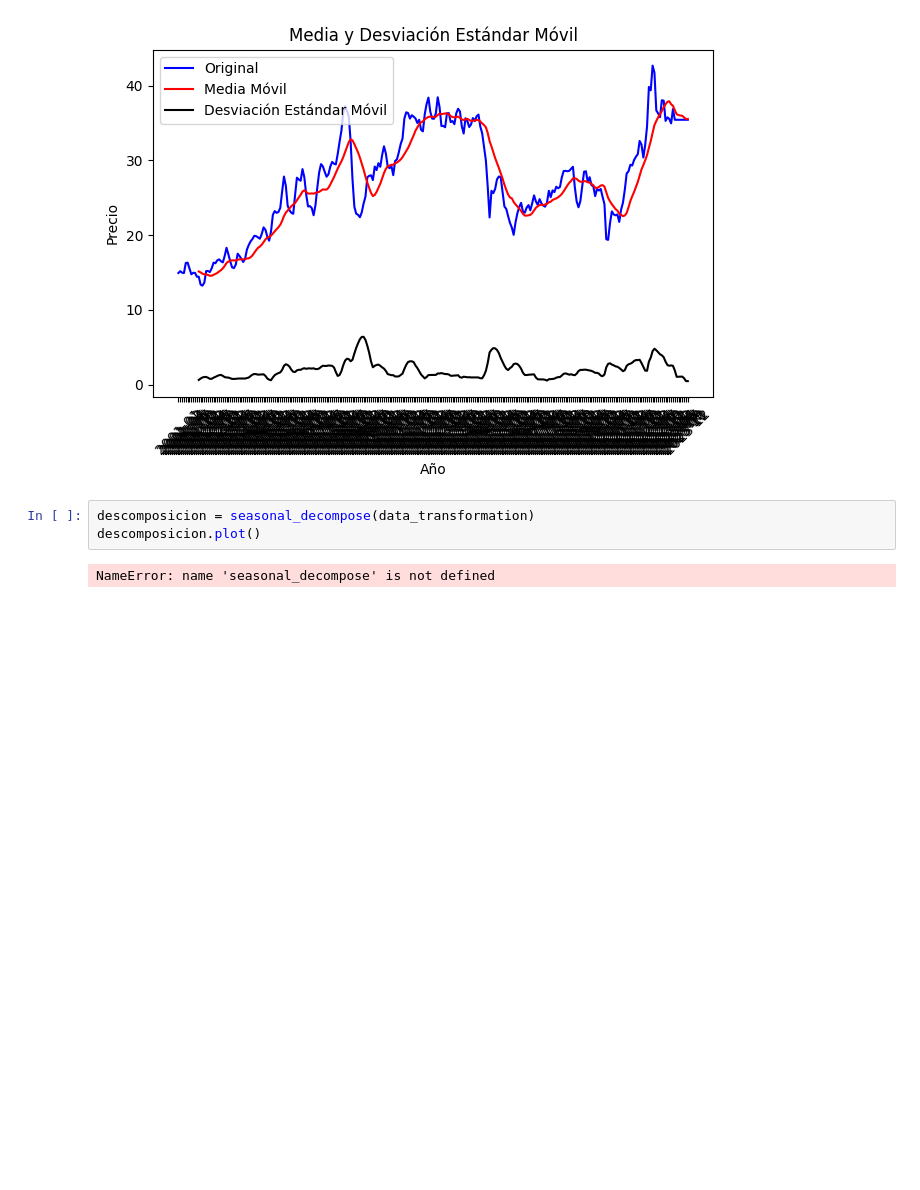
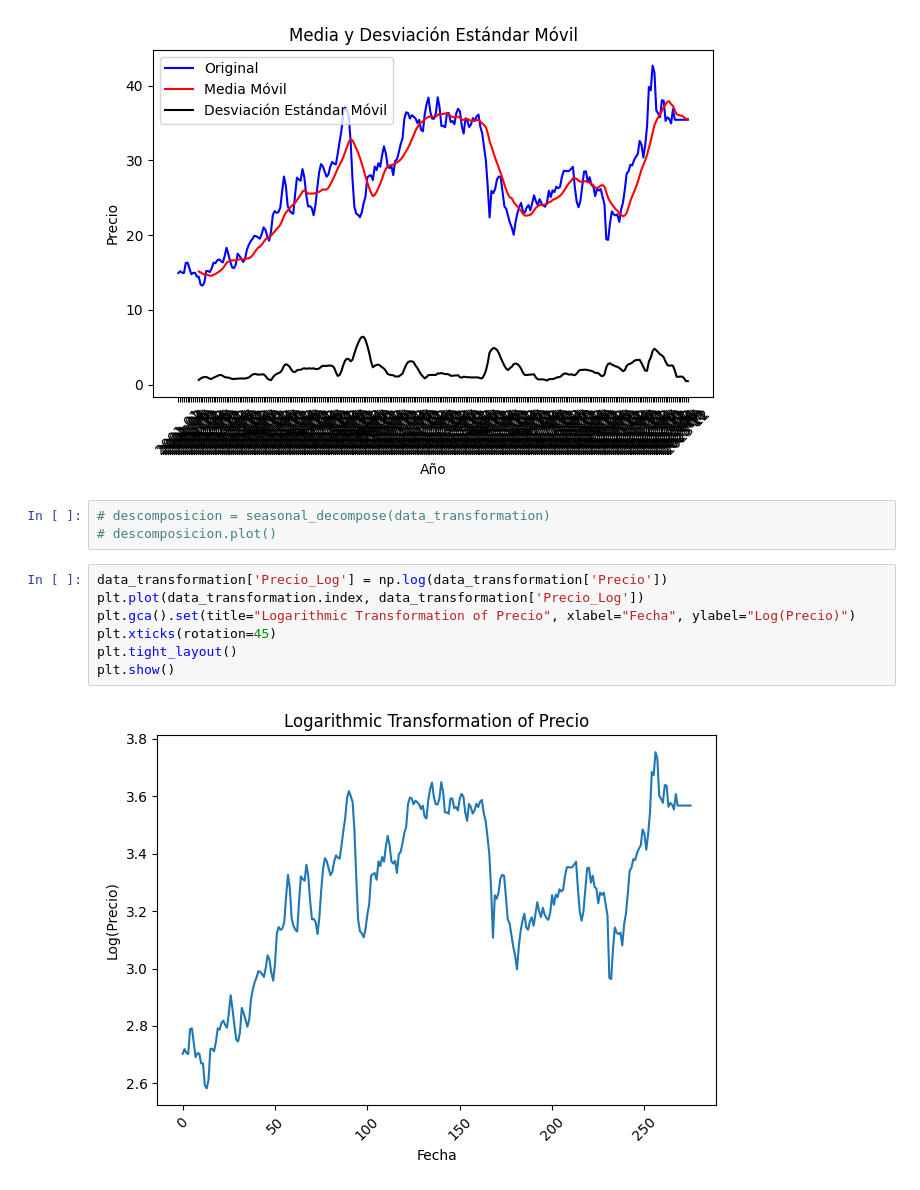
Before and after one commit to rsmith1220/Lab2DS, a Jupyter notebook: superPorMes.ipynb, the cells around one changed output. Cells and saved outputs as stored; diff of their text form; blank space fills up the shorter version.

Commit message:
graph

```diff
--- a/superPorMes.ipynb
+++ b/superPorMes.ipynb
@@ -185,7 +184,14 @@ plt.show()
 # %% [output]
 [figure]
 # %%
-descomposicion = seasonal_decompose(data_transformation)
-descomposicion.plot()
+# descomposicion = seasonal_decompose(data_transformation)
+# descomposicion.plot()
-# %% [output]
-NameError: name 'seasonal_decompose' is not defined
+# %%
+data_transformation['Precio_Log'] = np.log(data_transformation['Precio'])
+plt.plot(data_transformation.index, data_transformation['Precio_Log'])
+plt.gca().set(title="Logarithmic Transformation of Precio", xlabel="Fecha", ylabel="Log(Precio)")
+plt.xticks(rotation=45)
+plt.tight_layout()
+plt.show()
+# %% [output]
+[figure, added]
```
Also changed, not shown: parts of 3 cells of this notebook.
